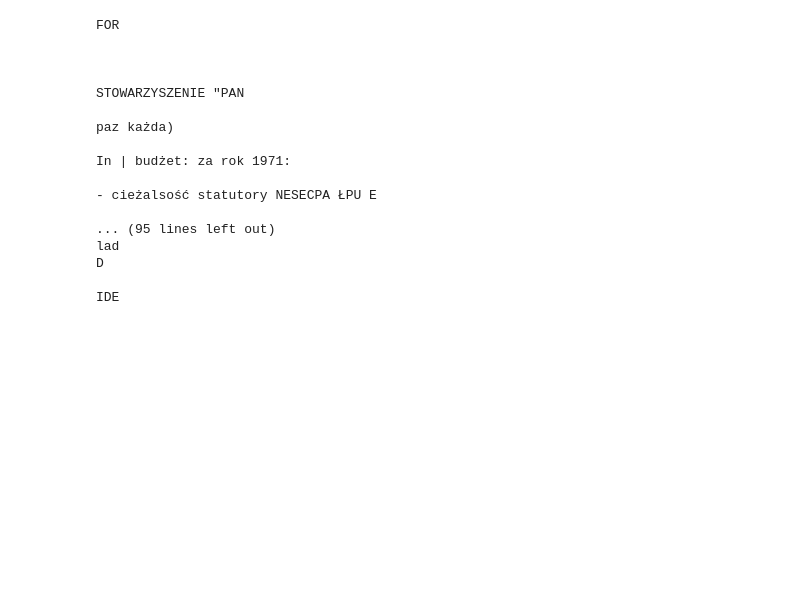
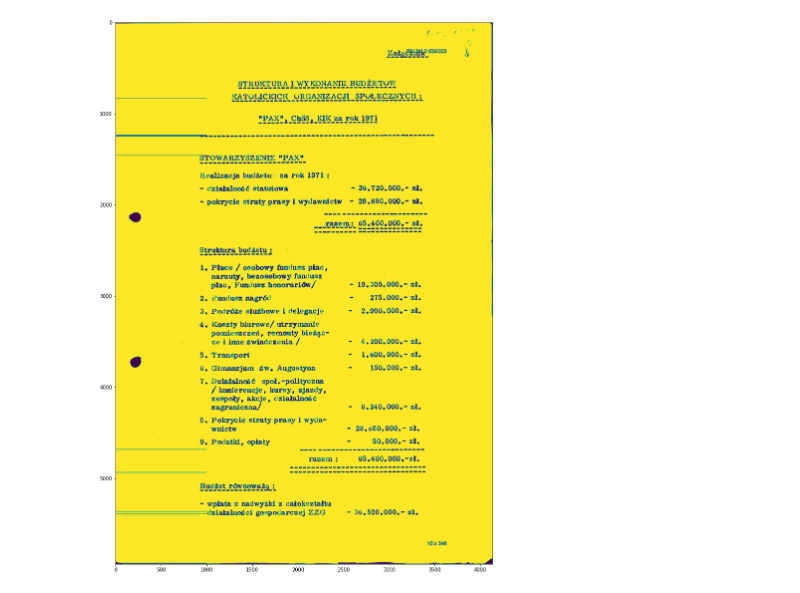
Before and after one commit to KacperGrodecki/image_proccessing, a Jupyter notebook: kuba_img_manip.ipynb, the cells around one changed output. Cells and saved outputs as stored; diff of their text form; code cells hidden in the pictures; blank space fills up the shorter version.

```diff
--- a/kuba_img_manip.ipynb
+++ b/kuba_img_manip.ipynb
@@ -190,20 +145,30 @@ plt.show()
-# %%
-print(spell(image_to_string(255-img2, lang='pol')))
-# %% [output]
-FOR
-
-
-
-STOWARZYSZENIE "PAN
-
-paz każda)
-
-In | budżet: za rok 1971:
-
-- cieżalsość statutory NESECPA ŁPU E
-
-... (95 lines left out)
-lad
-D
-
-IDE
+# %%
+gray=fig_prepare('drive/MyDrive/kuba/resolution500/fig1.jpg')
+gray=gray
+
+edges = cv2.Canny(gray,50,150,apertureSize = 3)
+lines = cv2.HoughLines(edges, 1, np.pi / 180, 400)
+
+for line in lines:
+    rho,theta = line[0]
+    if theta>np.pi/2.01 and theta<np.pi/1.99:
+      #print(theta)
+      a = np.cos(theta)
+      b = np.sin(theta)
+      x0 = a * rho
+      y0 = b * rho
+      # x1 stores the rounded off value of (r * cos(theta) - 1000 * sin(theta))
+      x1 = int(x0 + 1000 * (-b))
+      # y1 stores the rounded off value of (r * sin(theta)+ 1000 * cos(theta))
+      y1 = int(y0 + 1000 * (a))
+      # x2 stores the rounded off value of (r * cos(theta)+ 1000 * sin(theta))
+      x2 = int(x0 - 1000 * (-b))
+      # y2 stores the rounded off value of (r * sin(theta)- 1000 * cos(theta))
+      y2 = int(y0 - 1000 * (a))
+      cv2.line(gray, (x1, y1), (x2, y2), (0, 0, 255), 2)
+
+figure(figsize=(20,20))
+plt.imshow(gray)
+plt.show()
+# %% [output]
+[figure, added]
```
Also changed, not shown: parts of 10 cells of this notebook.
